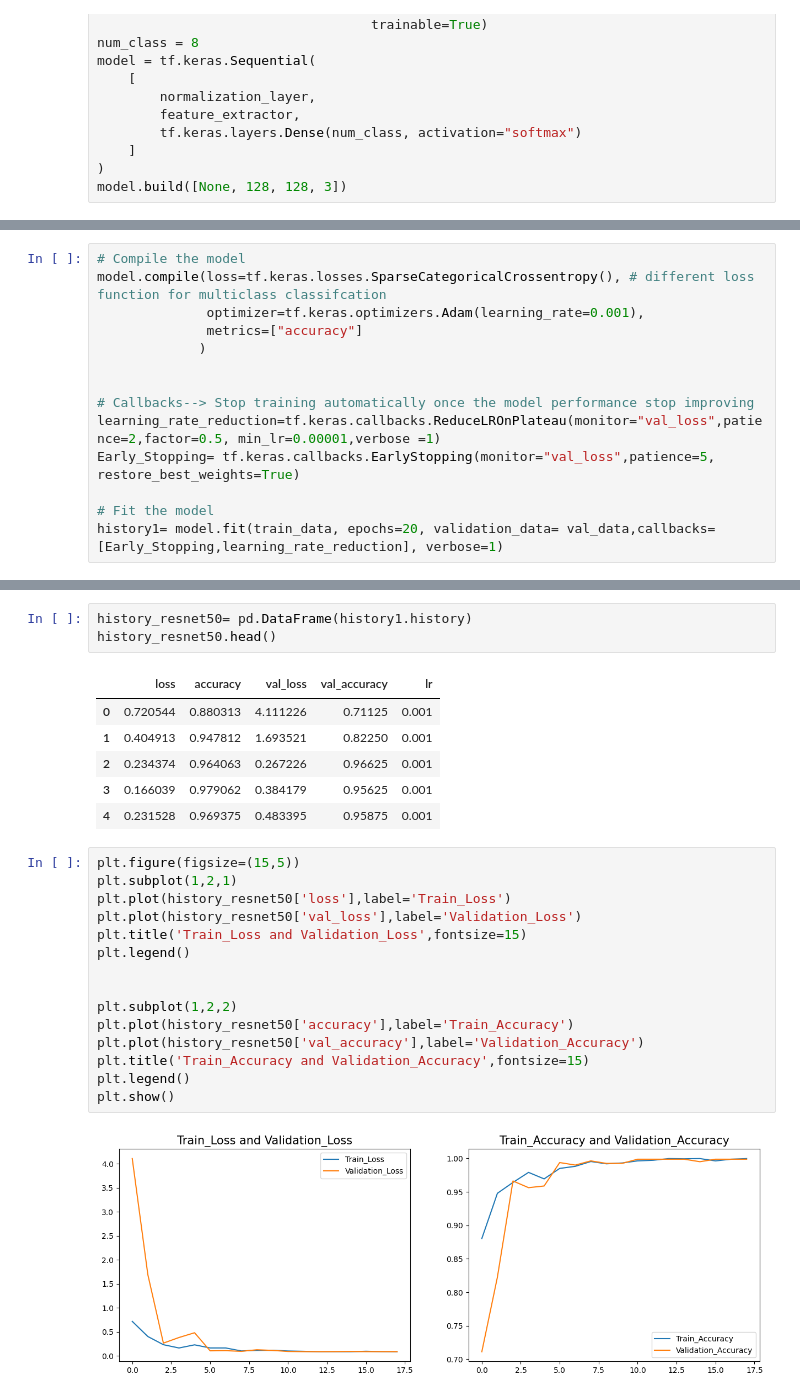
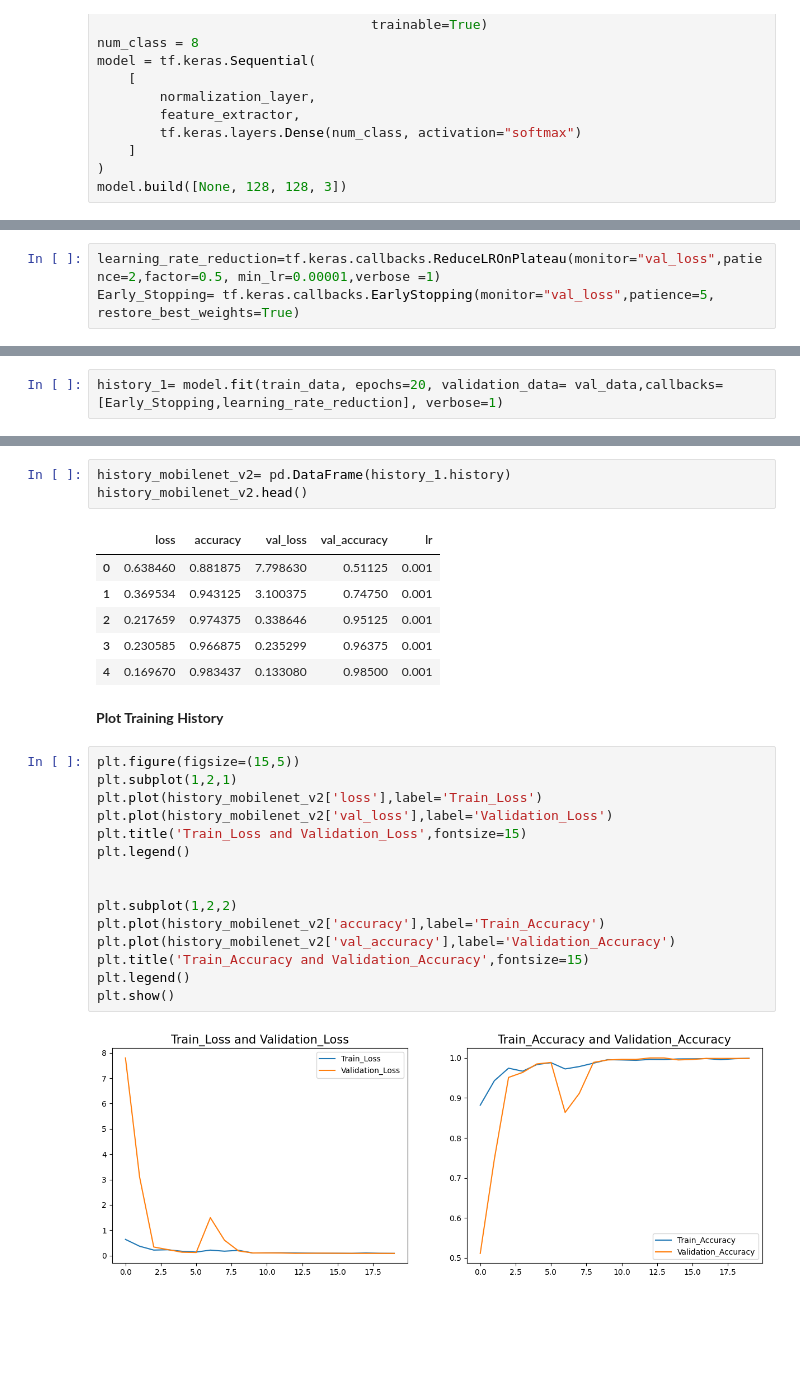
Before and after one commit to lazy-wolf/python-class-notes, a Jupyter notebook: Kaggle_Dataset.ipynb, the cells around one changed output, grey strips where cells are left out. Drawn from its saved outputs; the diff is of its cells as text; blank space fills up the shorter version.

```diff
--- a/Kaggle_Dataset.ipynb
+++ b/Kaggle_Dataset.ipynb
@@ -115,14 +133,3 @@ _________________________________________________________________
 # %%
-# Compile the model
-model.compile(loss=tf.keras.losses.SparseCategoricalCrossentropy(), # different loss function for multiclass classifcation
-              optimizer=tf.keras.optimizers.Adam(learning_rate=0.001),
-              metrics=["accuracy"]
-             )
-
-
-# Callbacks--> Stop training automatically once the model performance stop improving
 learning_rate_reduction=tf.keras.callbacks.ReduceLROnPlateau(monitor="val_loss",patience=2,factor=0.5, min_lr=0.00001,verbose =1)
 Early_Stopping= tf.keras.callbacks.EarlyStopping(monitor="val_loss",patience=5, restore_best_weights=True)
-
-# Fit the model
-history1= model.fit(train_data, epochs=20, validation_data= val_data,callbacks=[Early_Stopping,learning_rate_reduction], verbose=1)
@@ -146,0 +136,2 @@ Epoch 18/20
+# %%
+history_1= model.fit(train_data, epochs=20, validation_data= val_data,callbacks=[Early_Stopping,learning_rate_reduction], verbose=1)
@@ -155,27 +166,29 @@ accuacy is:0.9987499713897705
 # %%
-history_resnet50= pd.DataFrame(history1.history)
-history_resnet50.head()
+history_mobilenet_v2= pd.DataFrame(history_1.history)
+history_mobilenet_v2.head()
 # %% [output]
 |  | loss | accuracy | val_loss | val_accuracy | lr |
-| 0 | 0.720544 | 0.880313 | 4.111226 | 0.71125 | 0.001 |
-| 1 | 0.404913 | 0.947812 | 1.693521 | 0.82250 | 0.001 |
-| 2 | 0.234374 | 0.964063 | 0.267226 | 0.96625 | 0.001 |
-| 3 | 0.166039 | 0.979062 | 0.384179 | 0.95625 | 0.001 |
-| 4 | 0.231528 | 0.969375 | 0.483395 | 0.95875 | 0.001 |
+| 0 | 0.638460 | 0.881875 | 7.798630 | 0.51125 | 0.001 |
+| 1 | 0.369534 | 0.943125 | 3.100375 | 0.74750 | 0.001 |
+| 2 | 0.217659 | 0.974375 | 0.338646 | 0.95125 | 0.001 |
+| 3 | 0.230585 | 0.966875 | 0.235299 | 0.96375 | 0.001 |
+| 4 | 0.169670 | 0.983437 | 0.133080 | 0.98500 | 0.001 |
+# %% [markdown]
+**Plot Training History**
 # %%
 plt.figure(figsize=(15,5))
 plt.subplot(1,2,1)
-plt.plot(history_resnet50['loss'],label='Train_Loss')
-plt.plot(history_resnet50['val_loss'],label='Validation_Loss')
+plt.plot(history_mobilenet_v2['loss'],label='Train_Loss')
+plt.plot(history_mobilenet_v2['val_loss'],label='Validation_Loss')
 plt.title('Train_Loss and Validation_Loss',fontsize=15)
 plt.legend()
 
 
 plt.subplot(1,2,2)
-plt.plot(history_resnet50['accuracy'],label='Train_Accuracy')
-plt.plot(history_resnet50['val_accuracy'],label='Validation_Accuracy')
+plt.plot(history_mobilenet_v2['accuracy'],label='Train_Accuracy')
+plt.plot(history_mobilenet_v2['val_accuracy'],label='Validation_Accuracy')
 plt.title('Train_Accuracy and Validation_Accuracy',fontsize=15)
 plt.legend()
 plt.show()
 # %% [output]
-[figure, old version]
+[figure, new version]
```
Also changed, not shown: parts of 38 cells of this notebook.
